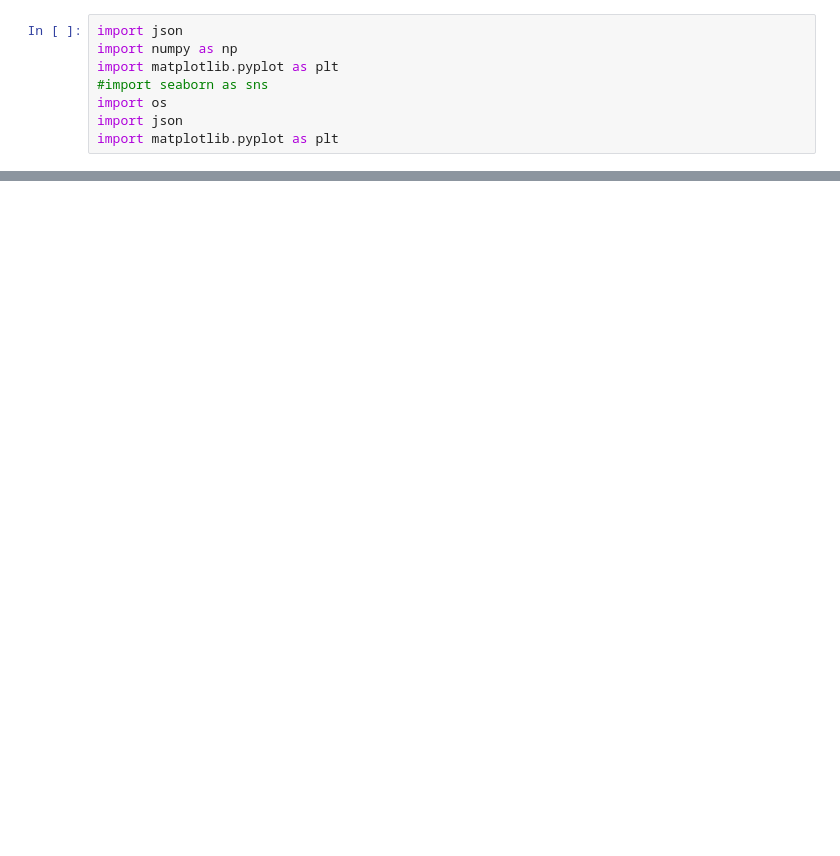
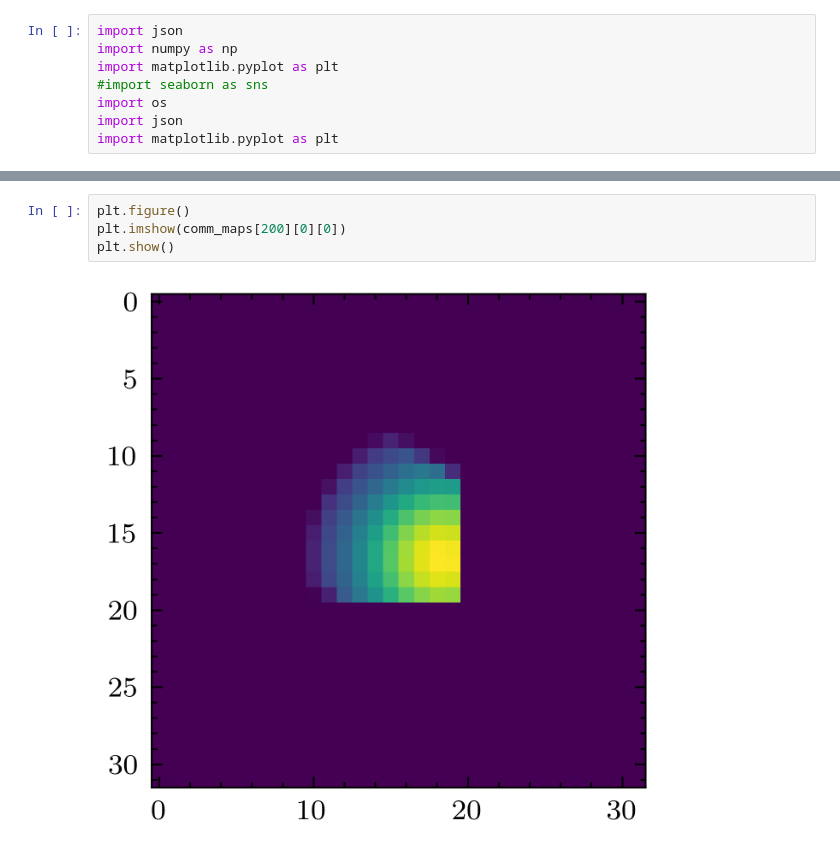
Before and after one commit to KumarRobotics/CoverageControl, a Jupyter notebook: python/notebooks/Experiment_Results.ipynb, the cells around one changed output, grey strips where cells are left out. Drawn from its saved outputs; the diff is of its cells as text; blank space fills up the shorter version.

```diff
--- a/python/notebooks/Experiment_Results.ipynb
+++ b/python/notebooks/Experiment_Results.ipynb
@@ -182,0 +210,6 @@ plt.show()
+# %%
+plt.figure()
+plt.imshow(comm_maps[200][0][0])
+plt.show()
+# %% [output]
+[figure, added]
```
Also changed, not shown: parts of 9 cells of this notebook, 9 other files.
